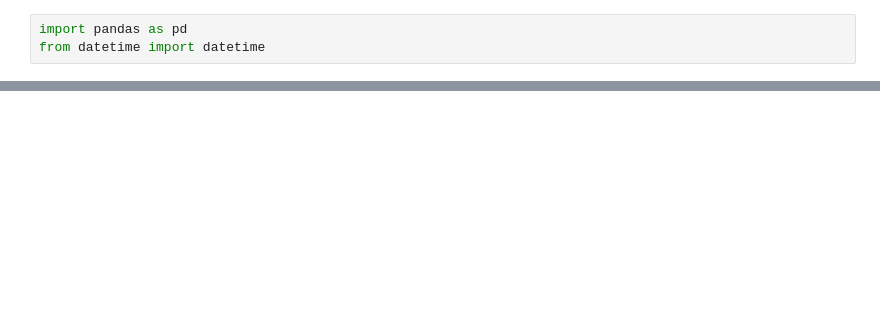
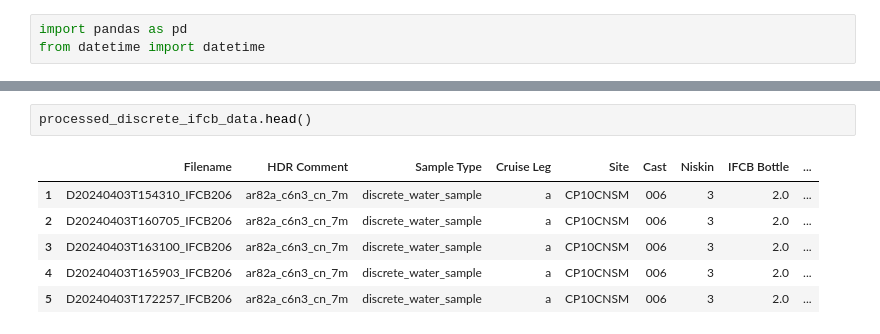
Before and after one commit to sauuyer/ifcb-parsing-processing, a Jupyter notebook: IFCB_Log_Notebooks/IFCB_Dashboard_Metadata_CSV_shipboard.ipynb, the cells around one changed output, grey strips where cells are left out. Saved outputs shown, nothing was run; the diff lists cells and outputs as text; blank space fills up the shorter version.

```diff
--- a/IFCB_Log_Notebooks/IFCB_Dashboard_Metadata_CSV_shipboard.ipynb
+++ b/IFCB_Log_Notebooks/IFCB_Dashboard_Metadata_CSV_shipboard.ipynb
@@ -43,0 +158,9 @@ processed_discrete_ifcb_data.columns.tolist()
+# %%
+processed_discrete_ifcb_data.head()
+# %% [output]
+|  | Filename | HDR Comment | Sample Type | Cruise Leg | Site | Cast | Niskin | IFCB Bottle | ... |
+| 1 | D20240403T154310_IFCB206 | ar82a_c6n3_cn_7m | discrete_water_sample | a | CP10CNSM | 006 | 3 | 2.0 | ... |
+| 2 | D20240403T160705_IFCB206 | ar82a_c6n3_cn_7m | discrete_water_sample | a | CP10CNSM | 006 | 3 | 2.0 | ... |
+| 3 | D20240403T163100_IFCB206 | ar82a_c6n3_cn_7m | discrete_water_sample | a | CP10CNSM | 006 | 3 | 2.0 | ... |
+| 4 | D20240403T165903_IFCB206 | ar82a_c6n3_cn_7m | discrete_water_sample | a | CP10CNSM | 006 | 3 | 2.0 | ... |
+| 5 | D20240403T172257_IFCB206 | ar82a_c6n3_cn_7m | discrete_water_sample | a | CP10CNSM | 006 | 3 | 2.0 | ... |
```
Also changed, not shown: parts of 8 cells of this notebook, 1 other file.
